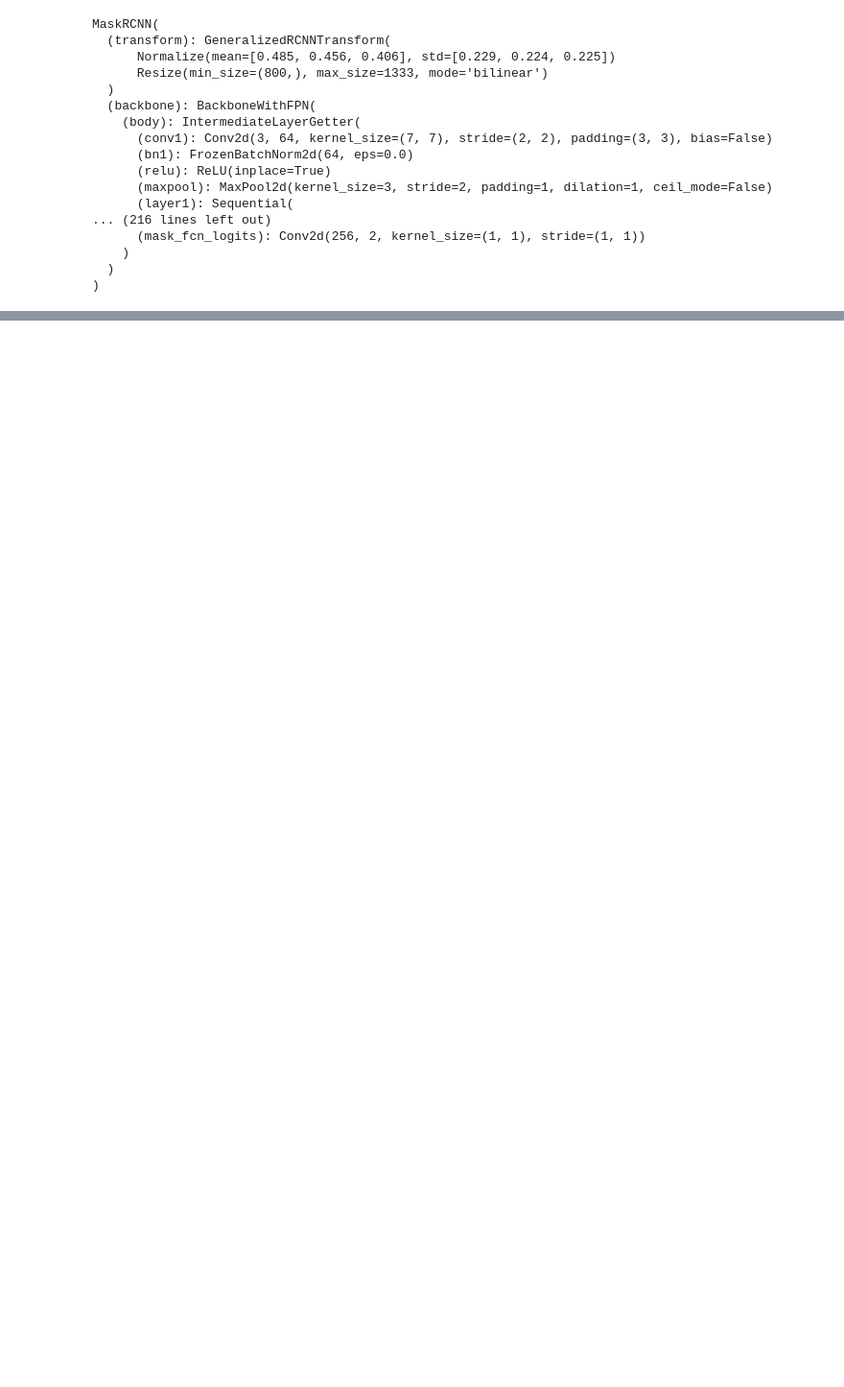
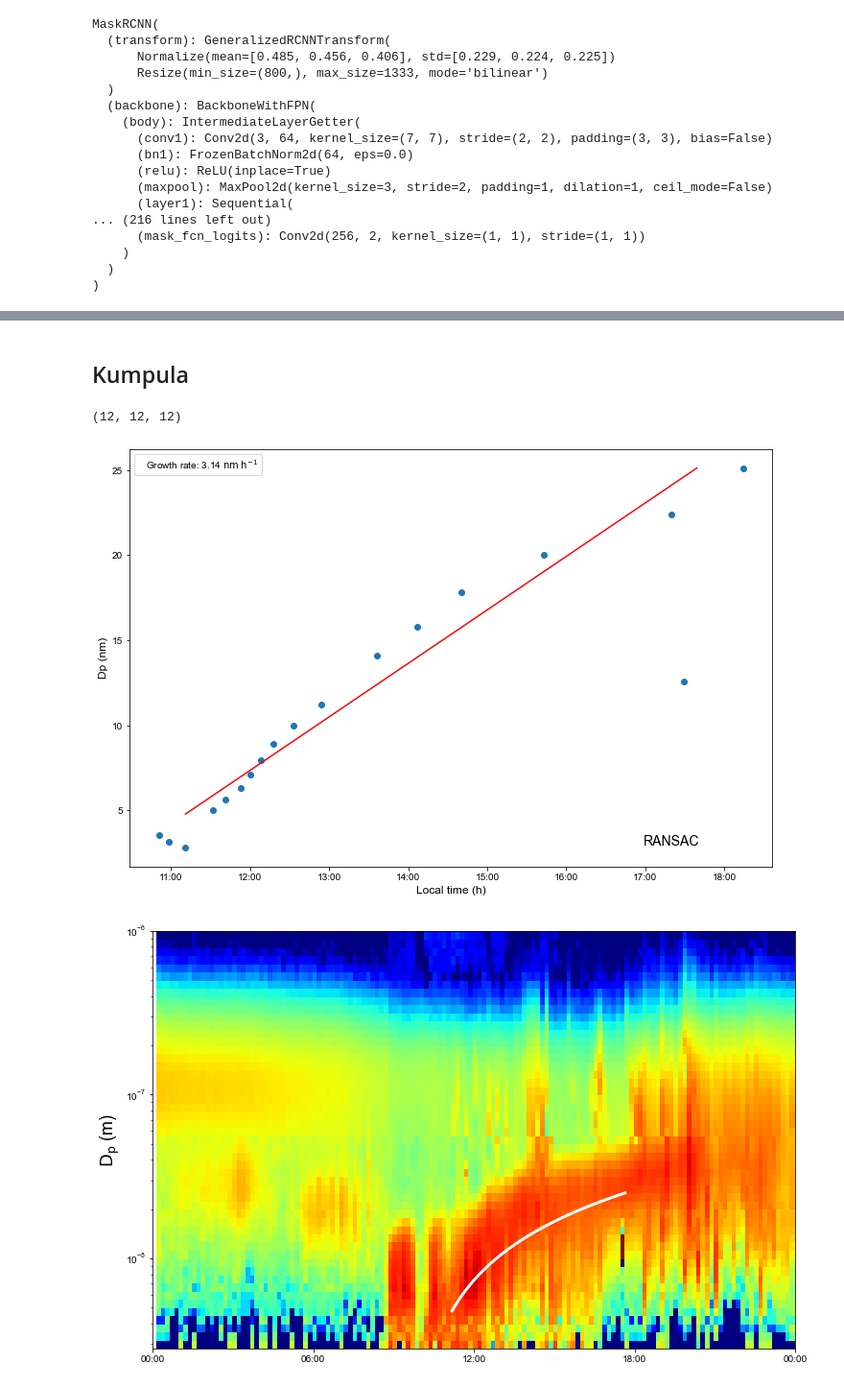
Before and after one commit to cvvsu/maskNPF, a Jupyter notebook: demo.ipynb, the cells around one changed output, grey strips where cells are left out. Shown at 96% size. Drawn from its saved outputs; the diff is of its cells as text; code cells hidden in the pictures; blank space fills up the shorter version.

```diff
--- a/demo.ipynb
+++ b/demo.ipynb
@@ -322,0 +279,14 @@ _ = vis_GR(df[name], name, 0, 1e4)
+# %% [markdown]
+## Kumpula
+# %%
+df = pd.read_csv('datasets/kumpula_gr.csv', parse_dates=[0], index_col=0)
+names_ = ['2005-04-03', '2005-09-16', '2013-03-26', '2013-04-03']
+for name in names_:
+    dfs.append(df[name])
+    names.append(name)
+    GRs.append(vis_GR(df[name], name, 0, 1e5))
+len(GRs), len(dfs), len(names)
+# %% [output]
+(12, 12, 12)
+[figure, added]
+[figure, added]
```
Also changed, not shown: parts of 51 cells of this notebook.
